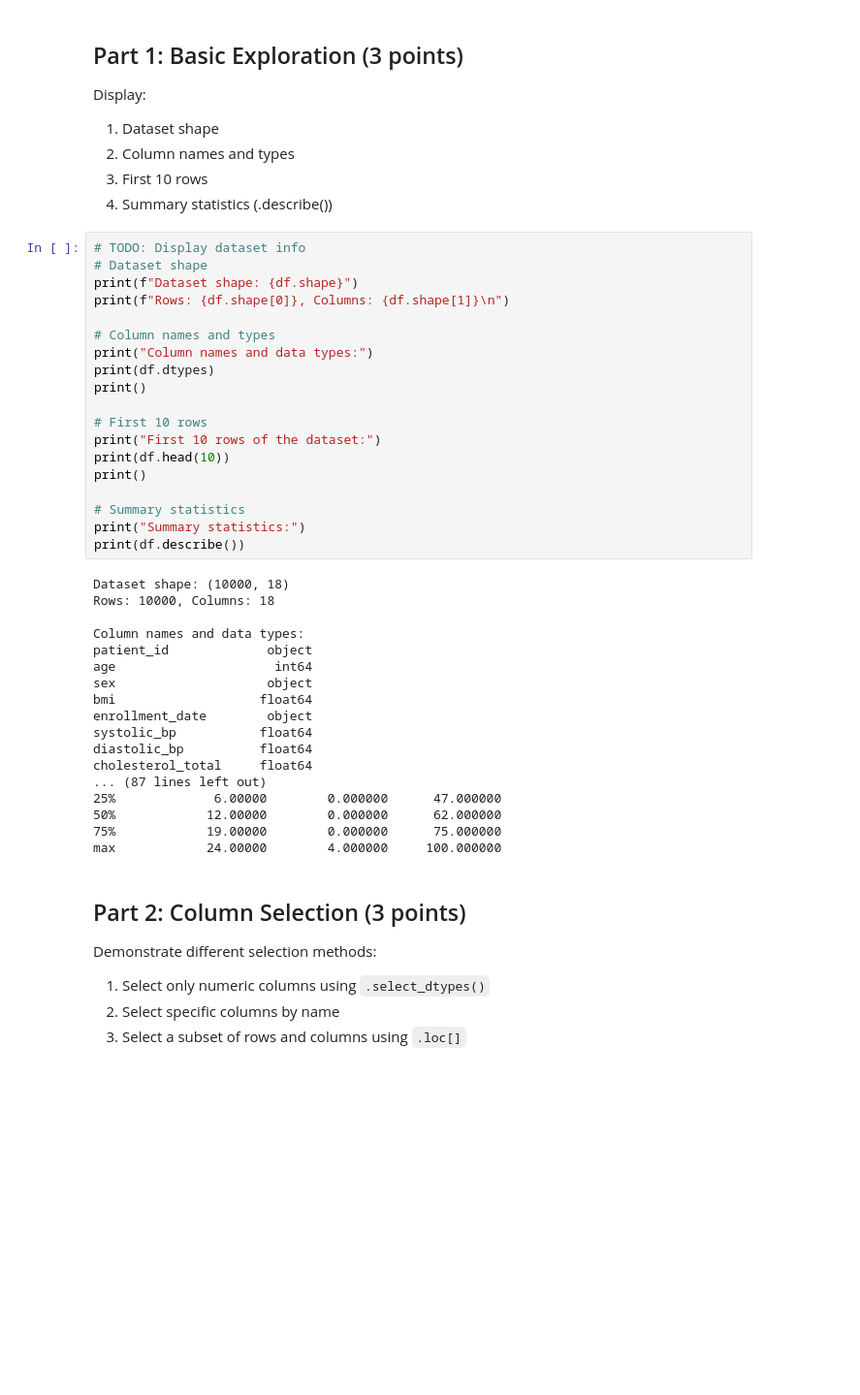
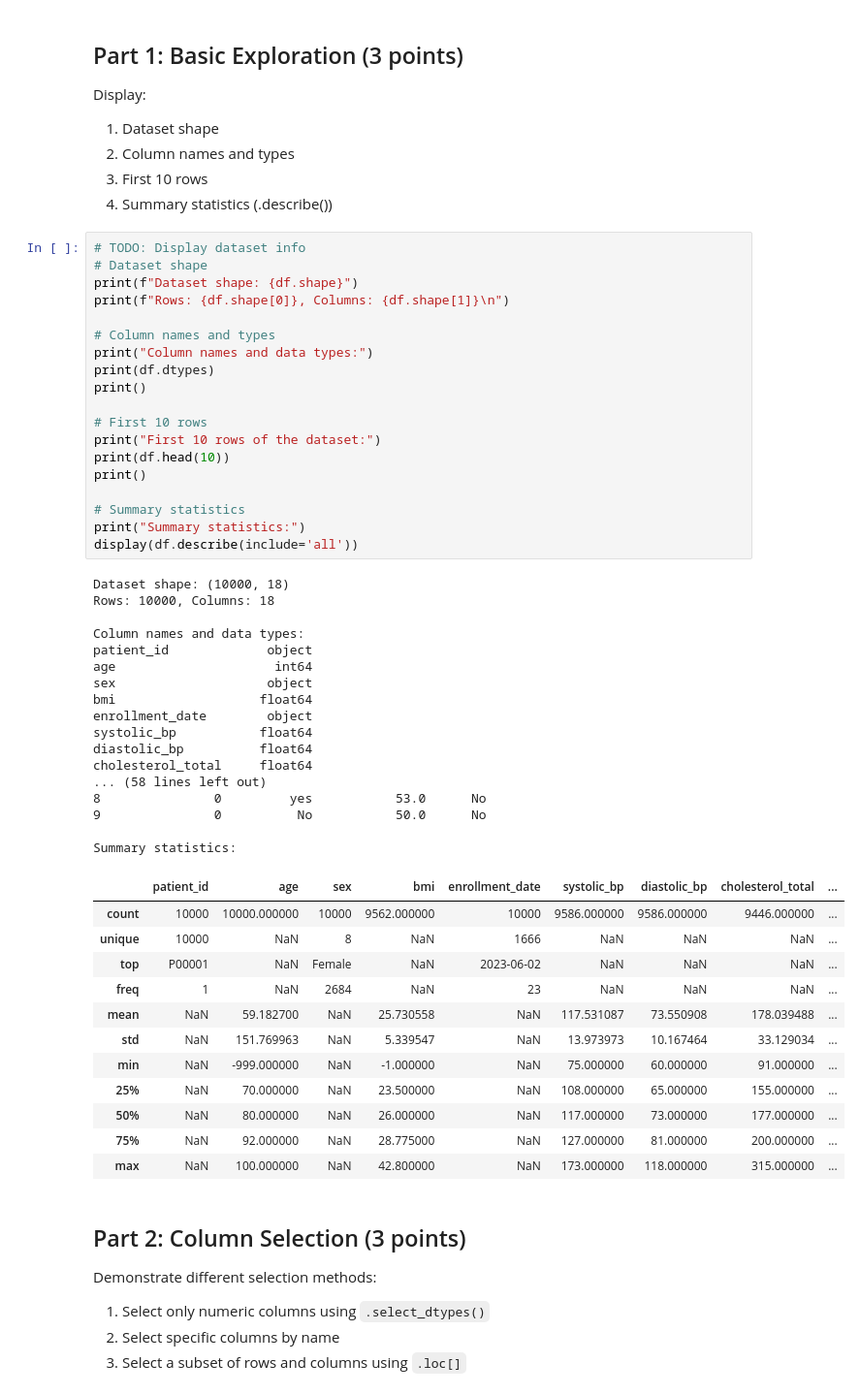
Before and after one commit to UCSF-DataSci/ds217-midterm-DerekMalvin, a Jupyter notebook: q4_exploration.ipynb, the cells around one changed output. Shown: that part at 97% size. Drawn from its saved outputs; the diff is of its cells as text; blank space fills up the shorter version.

```diff
--- a/q4_exploration.ipynb
+++ b/q4_exploration.ipynb
@@ -66,39 +66,51 @@ Display:
 # TODO: Display dataset info
 # Dataset shape
 print(f"Dataset shape: {df.shape}")
 print(f"Rows: {df.shape[0]}, Columns: {df.shape[1]}\n")
 
 # Column names and types
 print("Column names and data types:")
 print(df.dtypes)
 print()
 
 # First 10 rows
 print("First 10 rows of the dataset:")
 print(df.head(10))
 print()
 
 # Summary statistics
 print("Summary statistics:")
-print(df.describe())
+display(df.describe(include='all'))
 # %% [output]
 Dataset shape: (10000, 18)
 Rows: 10000, Columns: 18
 
 Column names and data types:
 patient_id             object
 age                     int64
 sex                    object
 bmi                   float64
 enrollment_date        object
 systolic_bp           float64
 diastolic_bp          float64
 cholesterol_total     float64
-... (87 lines left out)
-25%             6.00000        0.000000      47.000000
-50%            12.00000        0.000000      62.000000
-75%            19.00000        0.000000      75.000000
-max            24.00000        4.000000     100.000000
+... (58 lines left out)
+8               0         yes           53.0      No
+9               0          No           50.0      No
+
+Summary statistics:
+|  | patient_id | age | sex | bmi | enrollment_date | systolic_bp | diastolic_bp | cholesterol_total | ... |
+| count | 10000 | 10000.000000 | 10000 | 9562.000000 | 10000 | 9586.000000 | 9586.000000 | 9446.000000 | ... |
+| unique | 10000 | NaN | 8 | NaN | 1666 | NaN | NaN | NaN | ... |
+| top | P00001 | NaN | Female | NaN | 2023-06-02 | NaN | NaN | NaN | ... |
+| freq | 1 | NaN | 2684 | NaN | 23 | NaN | NaN | NaN | ... |
+| mean | NaN | 59.182700 | NaN | 25.730558 | NaN | 117.531087 | 73.550908 | 178.039488 | ... |
+| std | NaN | 151.769963 | NaN | 5.339547 | NaN | 13.973973 | 10.167464 | 33.129034 | ... |
+| min | NaN | -999.000000 | NaN | -1.000000 | NaN | 75.000000 | 60.000000 | 91.000000 | ... |
+| 25% | NaN | 70.000000 | NaN | 23.500000 | NaN | 108.000000 | 65.000000 | 155.000000 | ... |
+| 50% | NaN | 80.000000 | NaN | 26.000000 | NaN | 117.000000 | 73.000000 | 177.000000 | ... |
+| 75% | NaN | 92.000000 | NaN | 28.775000 | NaN | 127.000000 | 81.000000 | 200.000000 | ... |
+| max | NaN | 100.000000 | NaN | 42.800000 | NaN | 173.000000 | 118.000000 | 315.000000 | ... |
 # %% [markdown]
 ## Part 2: Column Selection (3 points)
 
```
Also changed, not shown: 12 other files.
